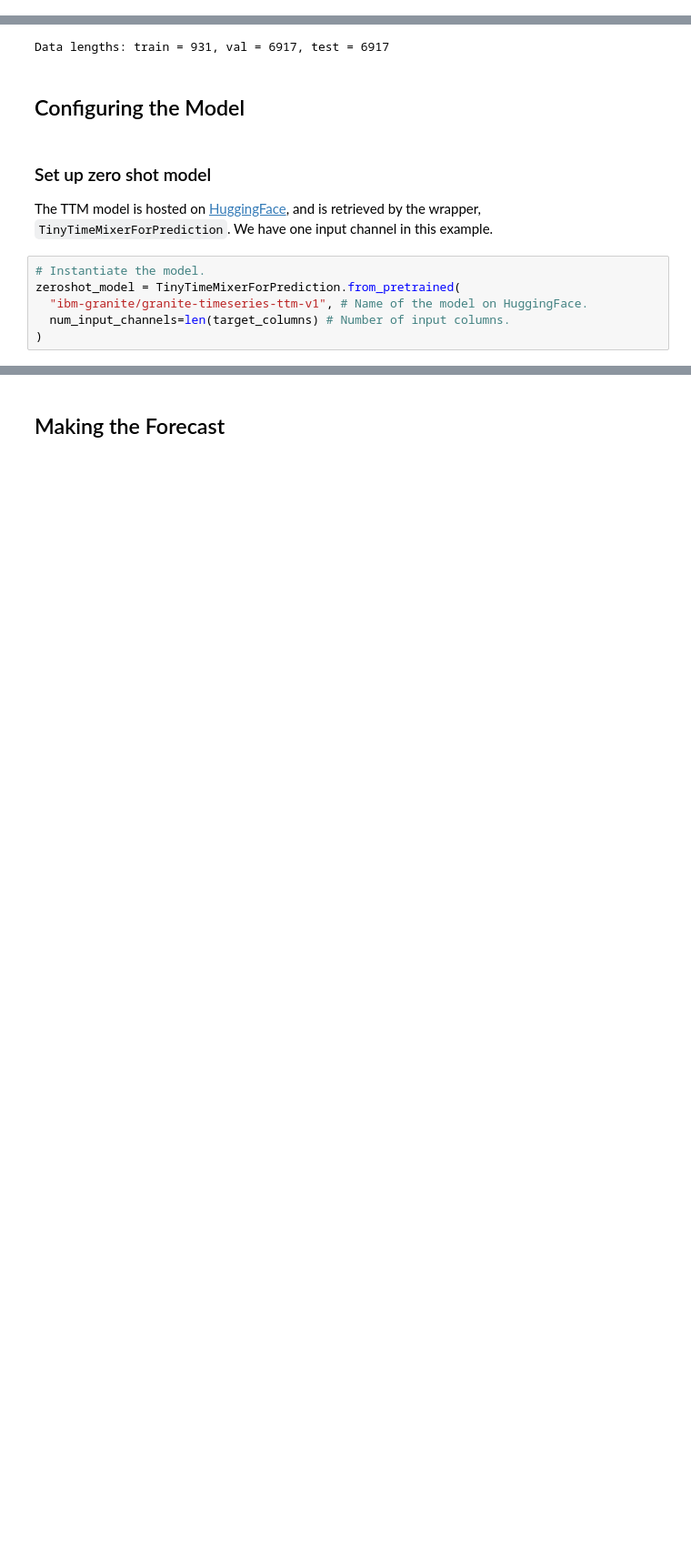
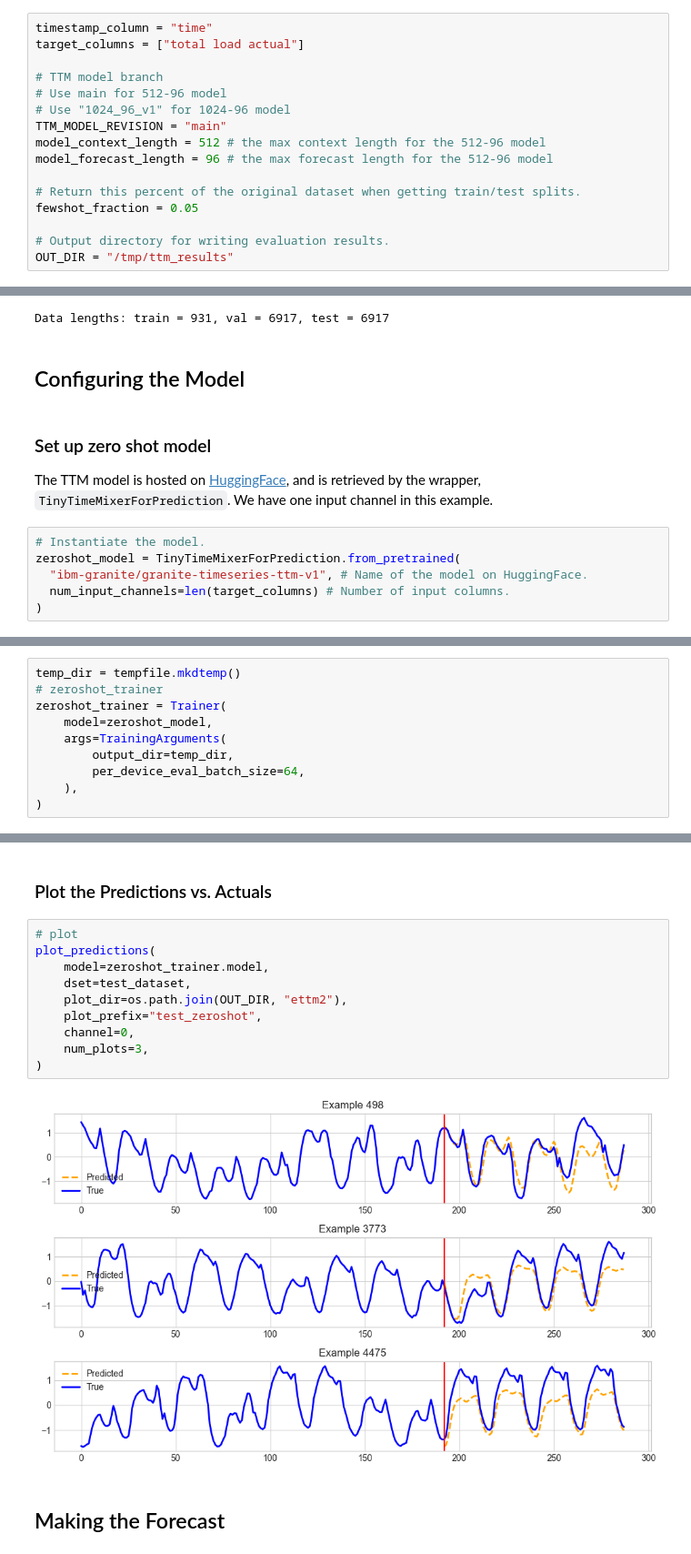
Before and after one commit to ibm-granite-community/granite-timeseries-cookbook, a Jupyter notebook: recipes/Time_Series/Preprocessor_Use_and_Performance_Evaluation.ipynb, the cells around one changed output, grey strips where cells are left out. Shown at 91% size. Cells and saved outputs as stored; diff of their text form; blank space fills up the shorter version.

Commit message:
Train the model, evaluate and predict ahead
Signed-off-by: Fayvor Love <fayvor@gmail.com>

```diff
--- a/recipes/Time_Series/Preprocessor_Use_and_Performance_Evaluation.ipynb
+++ b/recipes/Time_Series/Preprocessor_Use_and_Performance_Evaluation.ipynb
@@ -36,3 +41,19 @@ from tsfm_public.toolkit.visualization import plot_predictions
+# %%
+timestamp_column = "time"
+target_columns = ["total load actual"]
+
+# TTM model branch
+# Use main for 512-96 model
+# Use "1024_96_v1" for 1024-96 model
+TTM_MODEL_REVISION = "main"
+model_context_length = 512 # the max context length for the 512-96 model
+model_forecast_length = 96 # the max forecast length for the 512-96 model
+
+# Return this percent of the original dataset when getting train/test splits.
+fewshot_fraction = 0.05
+
+# Output directory for writing evaluation results.
+OUT_DIR = "/tmp/ttm_results"
 # %% [markdown]
 ## Preparing the Data
 # %% [markdown]
@@ -155,0 +164,10 @@ zeroshot_model = TinyTimeMixerForPrediction.from_pretrained(
+# %%
+temp_dir = tempfile.mkdtemp()
+# zeroshot_trainer
+zeroshot_trainer = Trainer(
+    model=zeroshot_model,
+    args=TrainingArguments(
+        output_dir=temp_dir,
+        per_device_eval_batch_size=64,
+    ),
+)
@@ -156,3 +184,17 @@ zeroshot_model = TinyTimeMixerForPrediction.from_pretrained(
+# %% [markdown]
+### Plot the Predictions vs. Actuals
+# %%
+# plot
+plot_predictions(
+    model=zeroshot_trainer.model,
+    dset=test_dataset,
+    plot_dir=os.path.join(OUT_DIR, "ettm2"),
+    plot_prefix="test_zeroshot",
+    channel=0,
+    num_plots=3,
+)
+# %% [output]
+[figure, added]
 # %% [markdown]
 ## Making the Forecast
 # %% [markdown]
```
Also changed, not shown: parts of 14 cells of this notebook.
